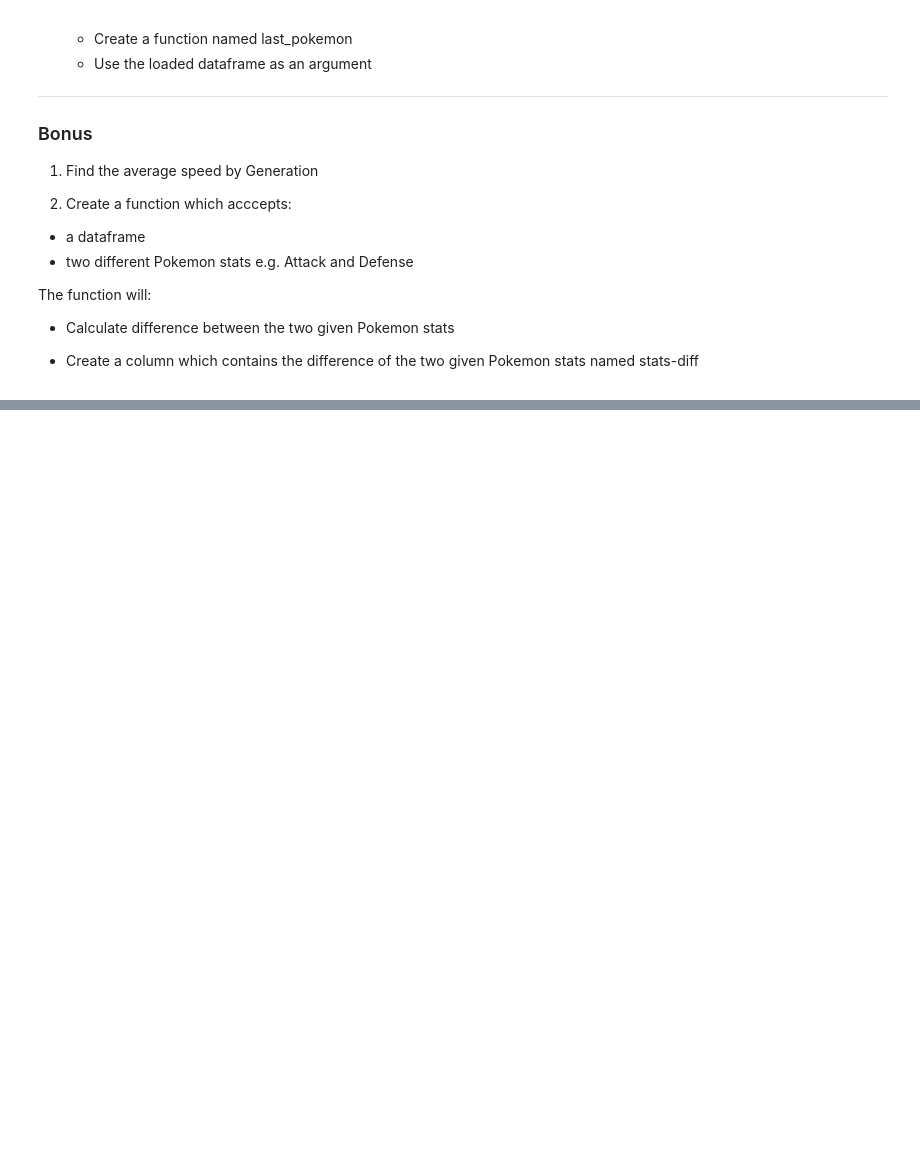
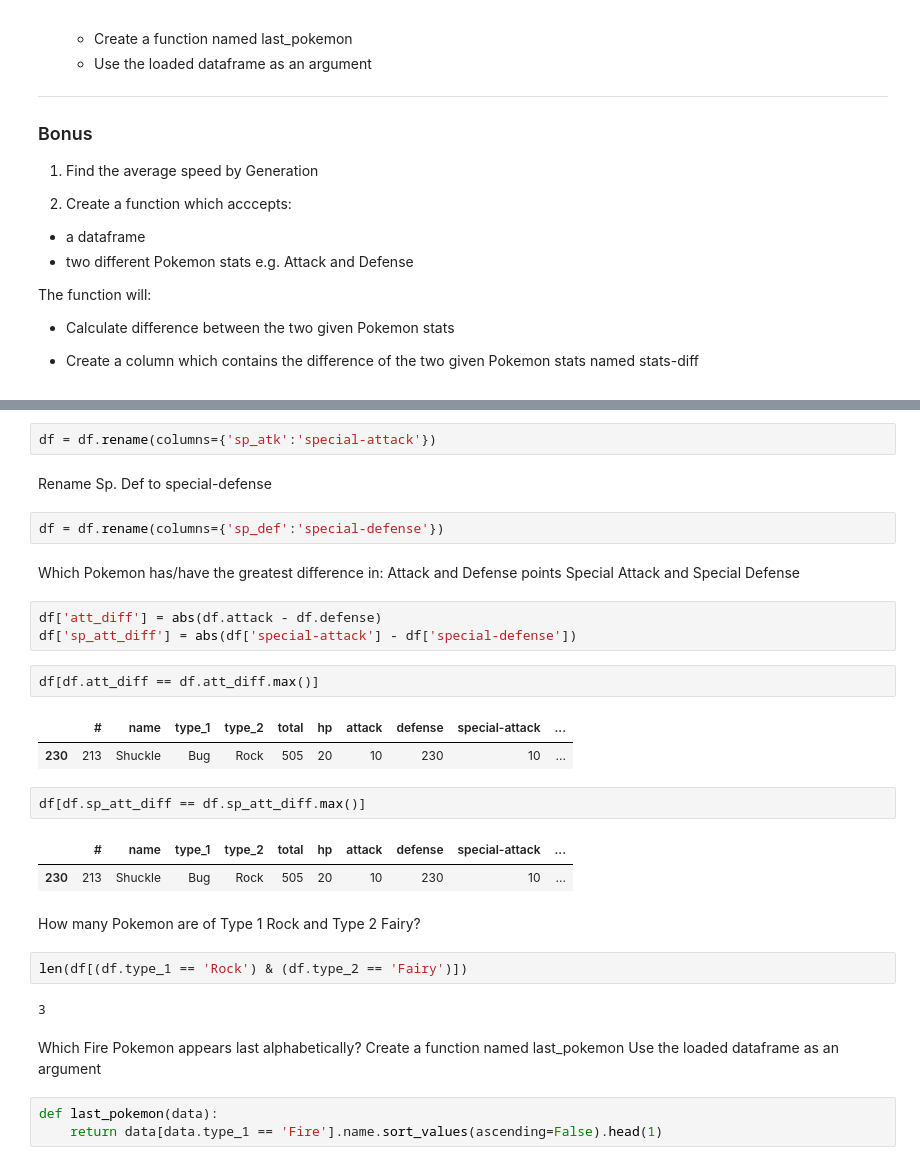
Before and after one commit to Garrett-Arnett/my_notes, a Jupyter notebook: pandas-quiz-review.ipynb, the cells around one changed output, grey strips where cells are left out. Saved outputs shown, nothing was run; the diff lists cells and outputs as text; blank space fills up the shorter version.

```diff
--- a/pandas-quiz-review.ipynb
+++ b/pandas-quiz-review.ipynb
@@ -236,0 +237,36 @@ print(lowest_speed)
+# %%
+df = df.rename(columns={'sp_atk':'special-attack'})
+# %% [markdown]
+Rename Sp. Def to special-defense
+# %%
+df = df.rename(columns={'sp_def':'special-defense'})
+# %% [markdown]
+Which Pokemon has/have the greatest difference in:
+Attack and Defense points
+Special Attack and Special Defense
+# %%
+df['att_diff'] = abs(df.attack - df.defense)
+df['sp_att_diff'] = abs(df['special-attack'] - df['special-defense'])
+# %%
+df[df.att_diff == df.att_diff.max()]
+# %% [output]
+|  | # | name | type_1 | type_2 | total | hp | attack | defense | special-attack | ... |
+| 230 | 213 | Shuckle | Bug | Rock | 505 | 20 | 10 | 230 | 10 | ... |
+# %%
+df[df.sp_att_diff == df.sp_att_diff.max()]
+# %% [output]
+|  | # | name | type_1 | type_2 | total | hp | attack | defense | special-attack | ... |
+| 230 | 213 | Shuckle | Bug | Rock | 505 | 20 | 10 | 230 | 10 | ... |
+# %% [markdown]
+How many Pokemon are of Type 1 Rock and Type 2 Fairy?
+# %%
+len(df[(df.type_1 == 'Rock') & (df.type_2 == 'Fairy')])
+# %% [output]
+3
+# %% [markdown]
+Which Fire Pokemon appears last alphabetically?
+Create a function named last_pokemon
+Use the loaded dataframe as an argument
+# %%
+def last_pokemon(data):
+    return data[data.type_1 == 'Fire'].name.sort_values(ascending=False).head(1)
```
Also changed, not shown: parts of 55 cells of this notebook.
